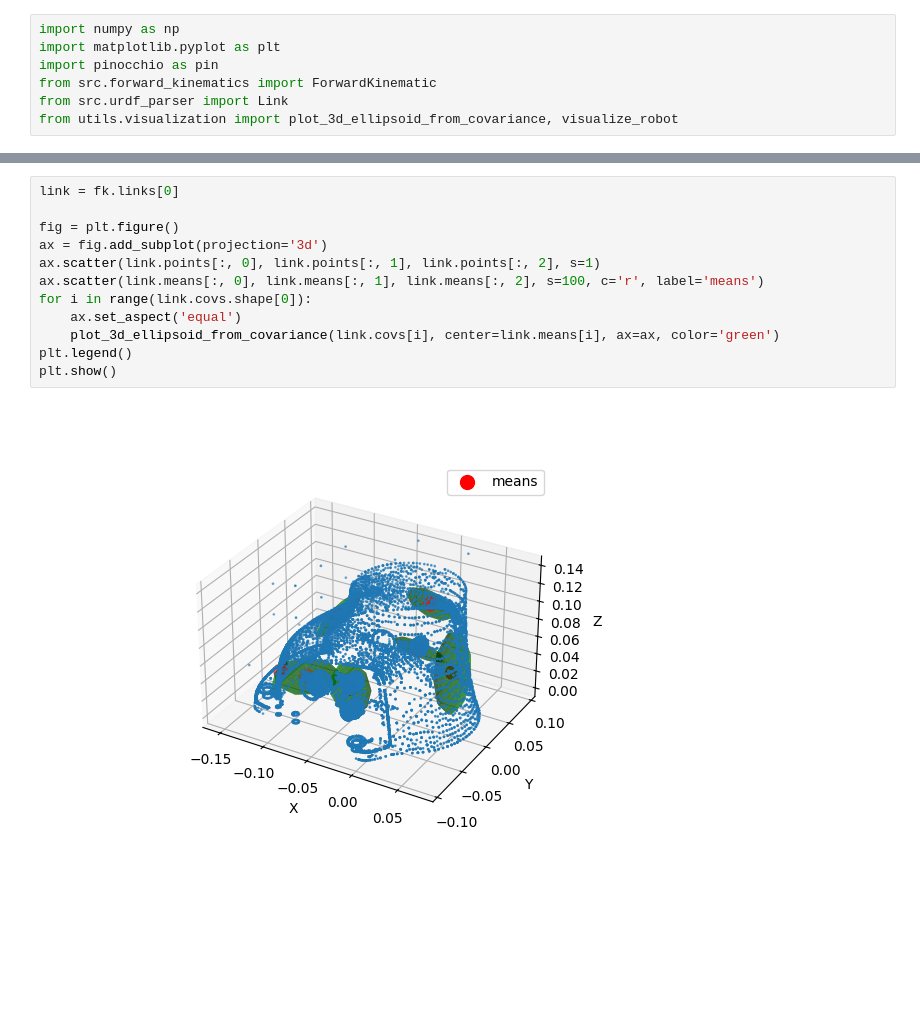
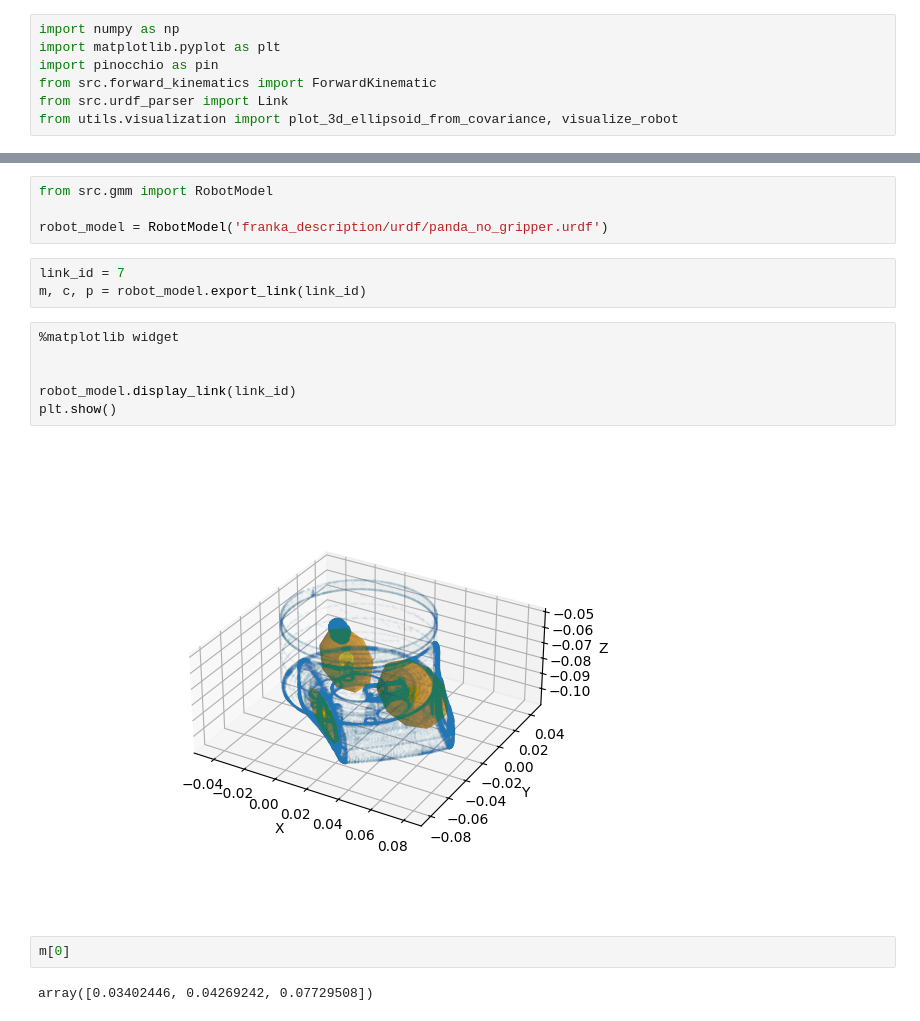
Before and after one commit to Bbosc/GDSOA, a Jupyter notebook: visualization.ipynb, the cells around one changed output, grey strips where cells are left out. Drawn from its saved outputs; the diff is of its cells as text; blank space fills up the shorter version.

Commit message:
almost fixed. check link2 or link3

```diff
--- a/visualization.ipynb
+++ b/visualization.ipynb
@@ -22,14 +8,19 @@ plt.show()
-# %%
-link = fk.links[0]
-
-fig = plt.figure()
-ax = fig.add_subplot(projection='3d')
-ax.scatter(link.points[:, 0], link.points[:, 1], link.points[:, 2], s=1)
-ax.scatter(link.means[:, 0], link.means[:, 1], link.means[:, 2], s=100, c='r', label='means')
-for i in range(link.covs.shape[0]):
-    ax.set_aspect('equal')
-    plot_3d_ellipsoid_from_covariance(link.covs[i], center=link.means[i], ax=ax, color='green')
-plt.legend()
-plt.show()
-# %% [output]
-[figure, removed]
+# %%
+from src.gmm import RobotModel
+
+robot_model = RobotModel('franka_description/urdf/panda_no_gripper.urdf')
+# %%
+link_id = 7
+m, c, p = robot_model.export_link(link_id)
+# %%
+%matplotlib widget
+
+
+robot_model.display_link(link_id)
+plt.show()
+# %% [output]
+[figure, added]
+# %%
+m[0]
+# %% [output]
+array([0.03402446, 0.04269242, 0.07729508])
```
Also changed, not shown: parts of 2 cells of this notebook, 4 other files.
